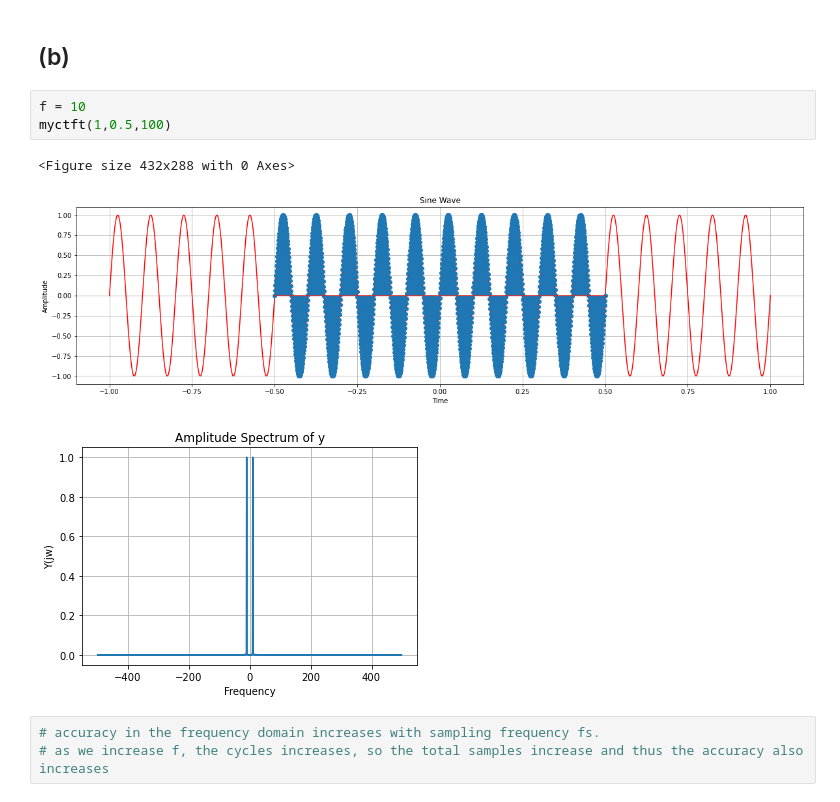
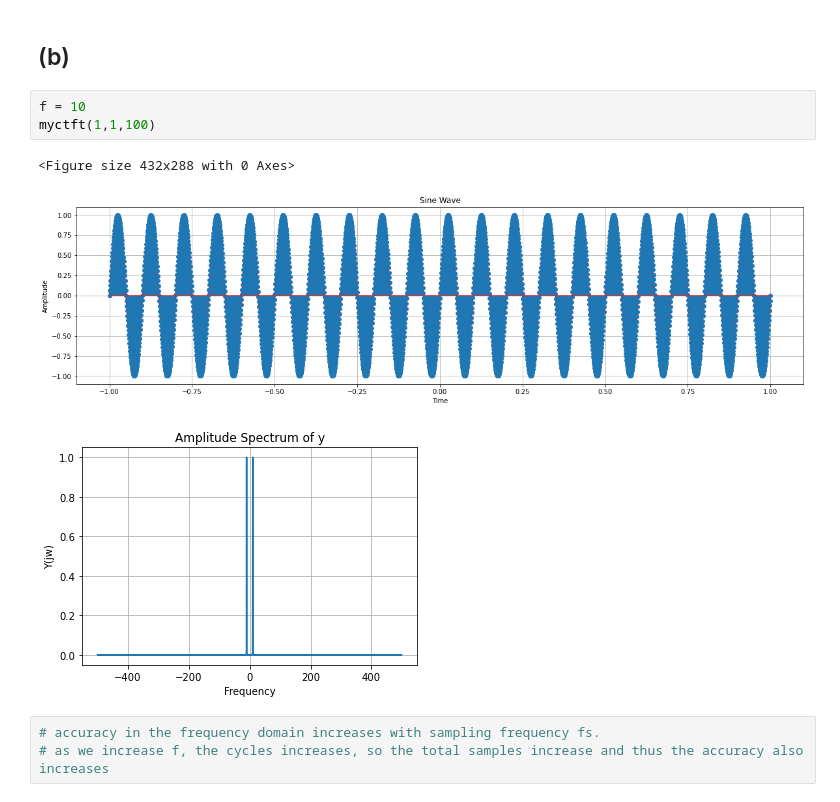
Before and after one commit to shantanutyagi67/CT303_Labs, a Jupyter notebook: Lab 1/E1.ipynb, the cells around one changed output. Drawn from its saved outputs; the diff is of its cells as text.

```diff
--- a/Lab 1/E1.ipynb
+++ b/Lab 1/E1.ipynb
@@ -142,10 +142,10 @@ myctft(4,3,12)
 ## (b)
 # %%
 f = 10
-myctft(1,0.5,100)
+myctft(1,1,100)
 # %% [output]
 <Figure size 432x288 with 0 Axes>
-[figure, old version]
+[figure, new version]
 [figure]
 # %%
 # accuracy in the frequency domain increases with sampling frequency fs.
```
Also changed, not shown: parts of 7 cells of this notebook, 8 other files.
